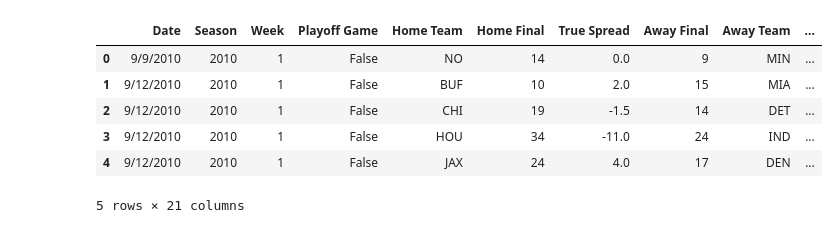
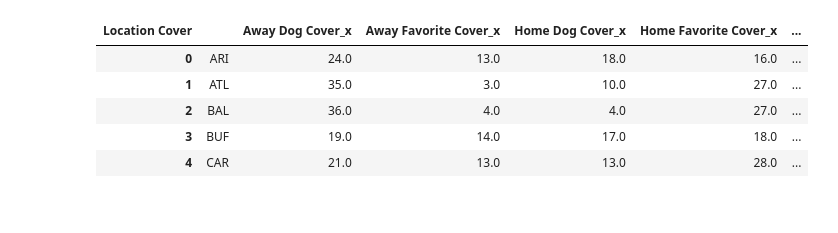
Before and after one commit to Group-Project-2-Electric-Boogaloo/Python-API-Project, a Jupyter notebook: Final-DataFrame-Kernel.ipynb, the cells around one changed output. Saved outputs shown, nothing was run; the diff lists cells and outputs as text; code cells hidden in the pictures.

```diff
--- a/Final-DataFrame-Kernel.ipynb
+++ b/Final-DataFrame-Kernel.ipynb
@@ -85,0 +166,13 @@ final_df = pd.DataFrame(new_df)
+# %%
+
+stadium = new_df.groupby(["Location Cover", "Home Team"]).count()['Date']
+stadium_df = pd.DataFrame(stadium)
+stadium_df.reset_index()
+cover_count = stadium_df.unstack(0)
+cover_count.reset_index(inplace=True)
+cover_count.head(1)
+cover_count.columns = cover_count.columns.get_level_values(1)
+cover_count.fillna(0, inplace=True)
+cover_count["Total"] =cover_count["Away Dog Cover"] + cover_count["Away Favorite Cover"] + cover_count["Home Dog Cover"] + cover_count["Home Favorite Cover"] + cover_count["PUSH"]
+cover_count_homedf = pd.DataFrame(cover_count)
+cover_count_homedf
@@ -85,0 +197,12 @@ final_df = pd.DataFrame(new_df)
+# %%
+stadiumaway = new_df.groupby(["Location Cover", "Away Team"]).count()['Date']
+stadium_awaydf = pd.DataFrame(stadiumaway)
+stadium_awaydf.reset_index()
+cover_countaway = stadium_awaydf.unstack(0)
+cover_countaway.reset_index(inplace=True)
+cover_countaway.head(1)
+cover_countaway.columns = cover_countaway.columns.get_level_values(1)
+cover_countaway.fillna(0, inplace=True)
+cover_countaway["Total"] =cover_countaway["Away Dog Cover"] + cover_countaway["Away Favorite Cover"] + cover_countaway["Home Dog Cover"] + cover_countaway["Home Favorite Cover"] + cover_countaway["PUSH"]
+cover_count_awaydf = pd.DataFrame(cover_countaway)
+cover_count_awaydf
@@ -85,0 +227,17 @@ final_df = pd.DataFrame(new_df)
+# %%
+combined_df = pd.merge(cover_count_homedf,cover_count_awaydf, on='')
+
+total  = combined_df['Total_x'] + combined_df['Total_y']
+awaydogcover  = combined_df['Away Dog Cover_x'] + combined_df['Away Dog Cover_y']
+awayfavoritecover  = combined_df['Away Favorite Cover_x'] + combined_df['Away Favorite Cover_y']
+homedogcover  = combined_df['Home Dog Cover_x'] + combined_df['Home Dog Cover_y']
+homefavoritecover = combined_df['Home Favorite Cover_x'] + combined_df['Home Favorite Cover_y']
+push = combined_df['PUSH_x'] + combined_df['PUSH_y']
+combined_df['Total'] = total
+combined_df['Away Dog Cover'] = awaydogcover
+combined_df['Away Favorite Cover'] = awayfavoritecover
+combined_df['Home Dog Cover'] = homedogcover
+combined_df['Home Favorite Cover'] = homefavoritecover
+combined_df['Push'] = push
+reduced_combined_df = combined_df[['', 'Total', 'Away Dog Cover', 'Away Favorite Cover', 'Home Dog Cover', 'Home Favorite Cover', 'Push']]
+reduced_combined_df
@@ -86,10 +262,9 @@ final_df = pd.DataFrame(new_df)
 # %%
-final_df.head()
+combined_df.head()
 # %% [output]
-|  | Date | Season | Week | Playoff Game | Home Team | Home Final | True Spread | Away Final | Away Team | ... |
-| 0 | 9/9/2010 | 2010 | 1 | False | NO | 14 | 0.0 | 9 | MIN | ... |
-| 1 | 9/12/2010 | 2010 | 1 | False | BUF | 10 | 2.0 | 15 | MIA | ... |
-| 2 | 9/12/2010 | 2010 | 1 | False | CHI | 19 | -1.5 | 14 | DET | ... |
-| 3 | 9/12/2010 | 2010 | 1 | False | HOU | 34 | -11.0 | 24 | IND | ... |
-| 4 | 9/12/2010 | 2010 | 1 | False | JAX | 24 | 4.0 | 17 | DEN | ... |
+| Location Cover |  | Away Dog Cover_x | Away Favorite Cover_x | Home Dog Cover_x | Home Favorite Cover_x | ... |
+| 0 | ARI | 24.0 | 13.0 | 18.0 | 16.0 | ... |
+| 1 | ATL | 35.0 | 3.0 | 10.0 | 27.0 | ... |
+| 2 | BAL | 36.0 | 4.0 | 4.0 | 27.0 | ... |
+| 3 | BUF | 19.0 | 14.0 | 17.0 | 18.0 | ... |
+| 4 | CAR | 21.0 | 13.0 | 13.0 | 28.0 | ... |
-5 rows × 21 columns
```
Also changed, not shown: parts of 15 cells of this notebook.
